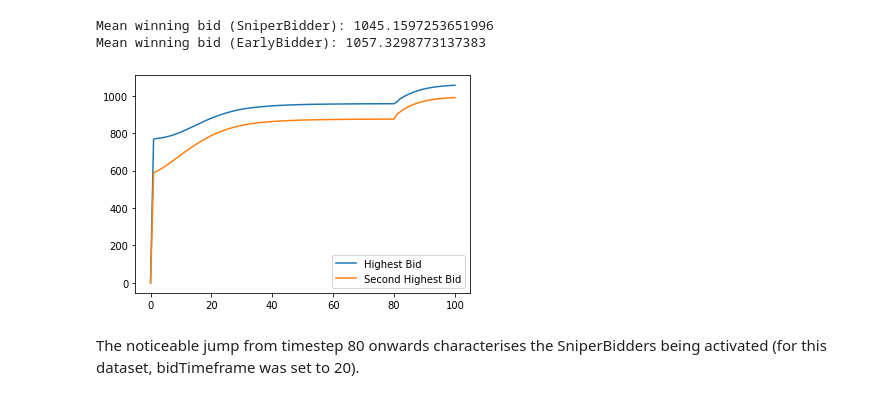
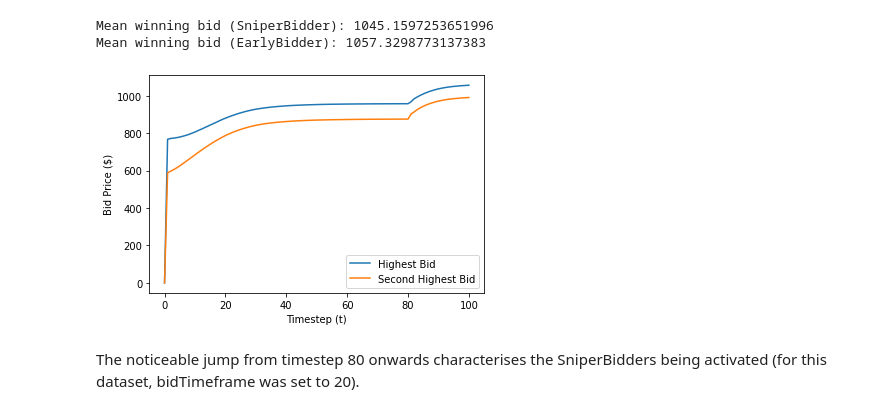
Before and after one commit to Wisaacj/Mesa-Auctions, a Jupyter notebook: analysis/data-analysis-bid-increase-sniper-no-watchproba.ipynb, the cells around one changed output. Cells and saved outputs as stored; diff of their text form; code cells hidden in the pictures.

```diff
--- a/analysis/data-analysis-bid-increase-sniper-no-watchproba.ipynb
+++ b/analysis/data-analysis-bid-increase-sniper-no-watchproba.ipynb
@@ -180,8 +187,10 @@ Mean winning bid (SniperBidder): 1045.1597253651996
 Mean winning bid (EarlyBidder): 1057.3298773137383
 # %%
 mean_bids.plot()
+plt.ylabel("Bid Price ($)")
+plt.xlabel("Timestep (t)")
 plt.show()
 # %% [output]
-[figure, old version]
+[figure, new version]
 # %% [markdown]
 The noticeable jump from timestep 80 onwards characterises the SniperBidders being activated (for this dataset, bidTimeframe was set to 20).
```
Also changed, not shown: parts of 4 cells of this notebook, 7 other files.
